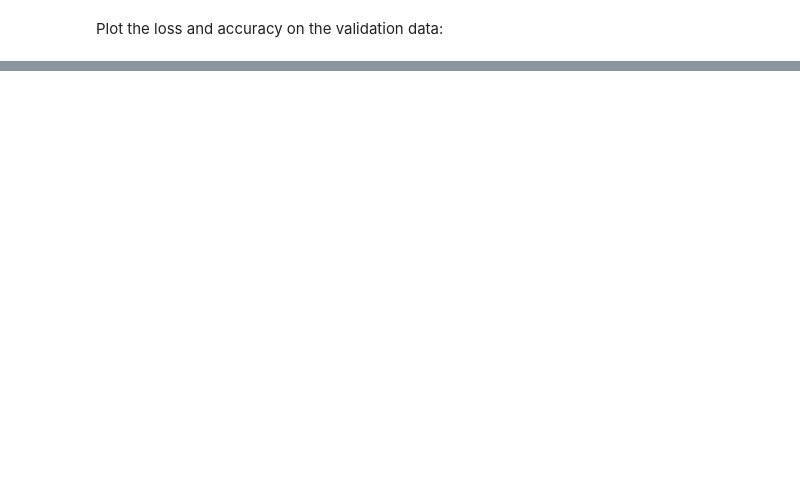
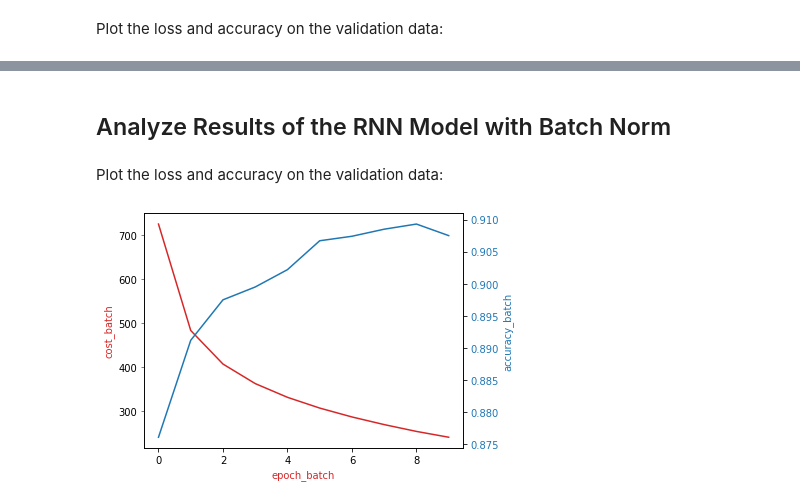
Before and after one commit to yihanzh/Deep-Learning, a Jupyter notebook: Fashion MNIST Classification.ipynb, the cells around one changed output, grey strips where cells are left out. Saved outputs shown, nothing was run; the diff lists cells and outputs as text; code cells hidden in the pictures; blank space fills up the shorter version.

```diff
--- a/Fashion MNIST Classification.ipynb
+++ b/Fashion MNIST Classification.ipynb
@@ -188,0 +221,29 @@ fig.tight_layout()
+# %%
+model_batch = CNN_batch(out_1=16, out_2=32)
+learning_rate_batch = 0.01
+optimizer_batch = torch.optim.SGD(model_batch.parameters(), lr = learning_rate_batch)
+train_loader_batch = torch.utils.data.DataLoader(dataset=train_dataset, batch_size=50)
+validation_loader_batch = torch.utils.data.DataLoader(dataset=validation_dataset, batch_size=5000)
+# %%
+# Train the model
+accuracy_list_batch, cost_list_batch=train_model(model=model_batch,n_epochs=10,train_loader=train_loader_batch,validation_loader=validation_loader_batch,optimizer=optimizer_batch)
+# %% [markdown]
+## Analyze Results of the RNN Model with Batch Norm
+# %% [markdown]
+Plot the loss and accuracy on the validation data:
+# %%
+fig1, ax3 = plt.subplots()
+color = 'tab:red'
+ax3.plot(cost_list_batch,color=color)
+ax3.set_xlabel('epoch_batch',color=color)
+ax3.set_ylabel('cost_batch',color=color)
+ax3.tick_params(axis='y', color=color)
+
+ax4 = ax3.twinx()
+color = 'tab:blue'
+ax4.set_ylabel('accuracy_batch', color=color)
+ax4.plot( accuracy_list_batch, color=color)
+ax4.tick_params(axis='y', labelcolor=color)
+fig1.tight_layout()
+# %% [output]
+[figure, added]
```
Also changed, not shown: parts of 9 cells of this notebook.
